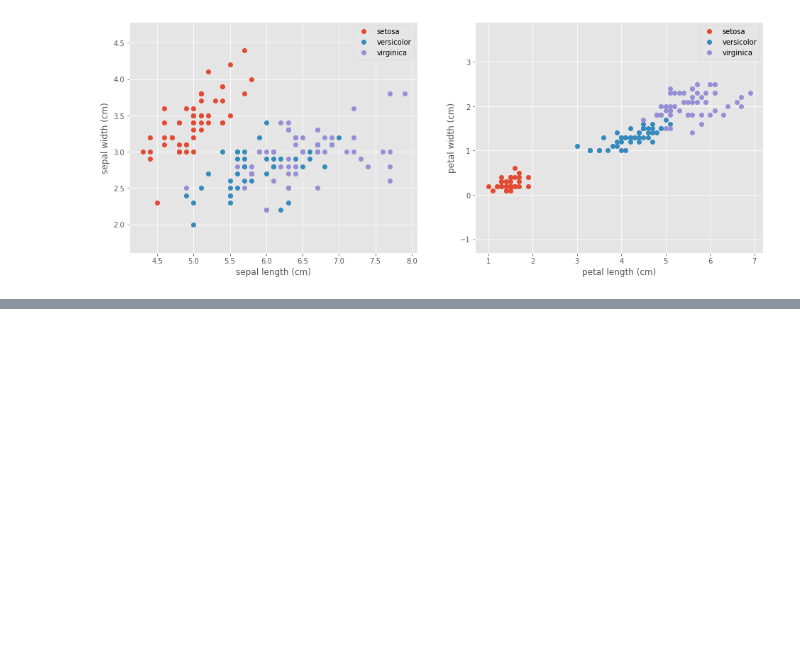
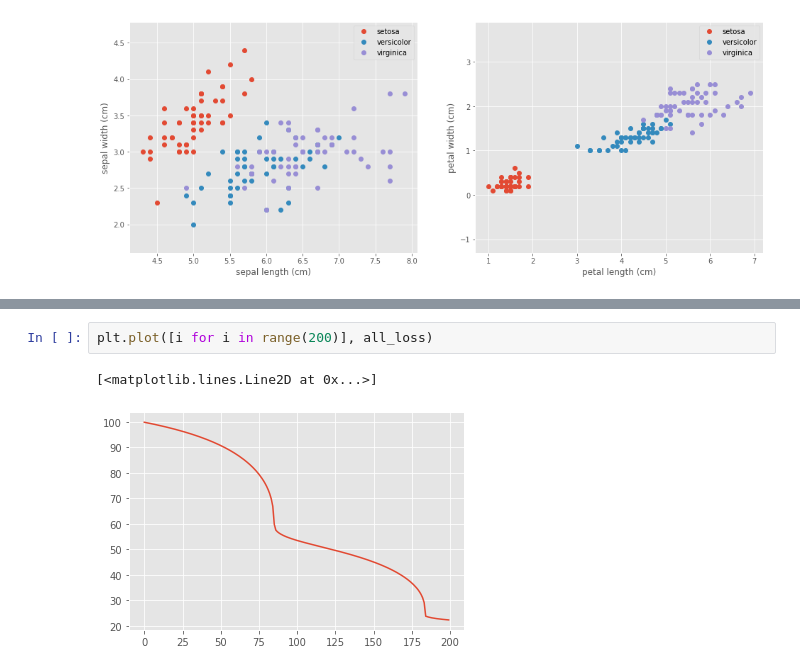
Before and after one commit to versey-sherry/dnn_python, a Jupyter notebook: Hyperparameter Seeking for Iris.ipynb, the cells around one changed output, grey strips where cells are left out. Cells and saved outputs as stored; diff of their text form; blank space fills up the shorter version.

```diff
--- a/Hyperparameter Seeking for Iris.ipynb
+++ b/Hyperparameter Seeking for Iris.ipynb
@@ -226,0 +287,5 @@ plt.show()
+# %%
+plt.plot([i for i in range(200)], all_loss)
+# %% [output]
+[<matplotlib.lines.Line2D at 0x...>]
+[figure, added]
```
Also changed, not shown: parts of 11 cells of this notebook, 37 other files.
